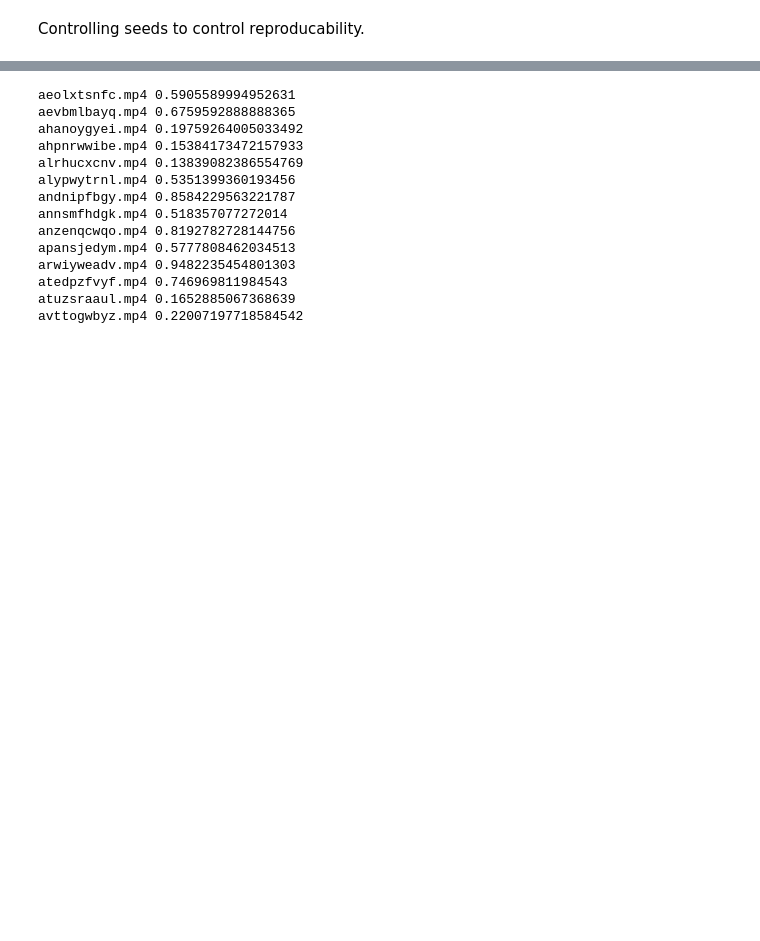
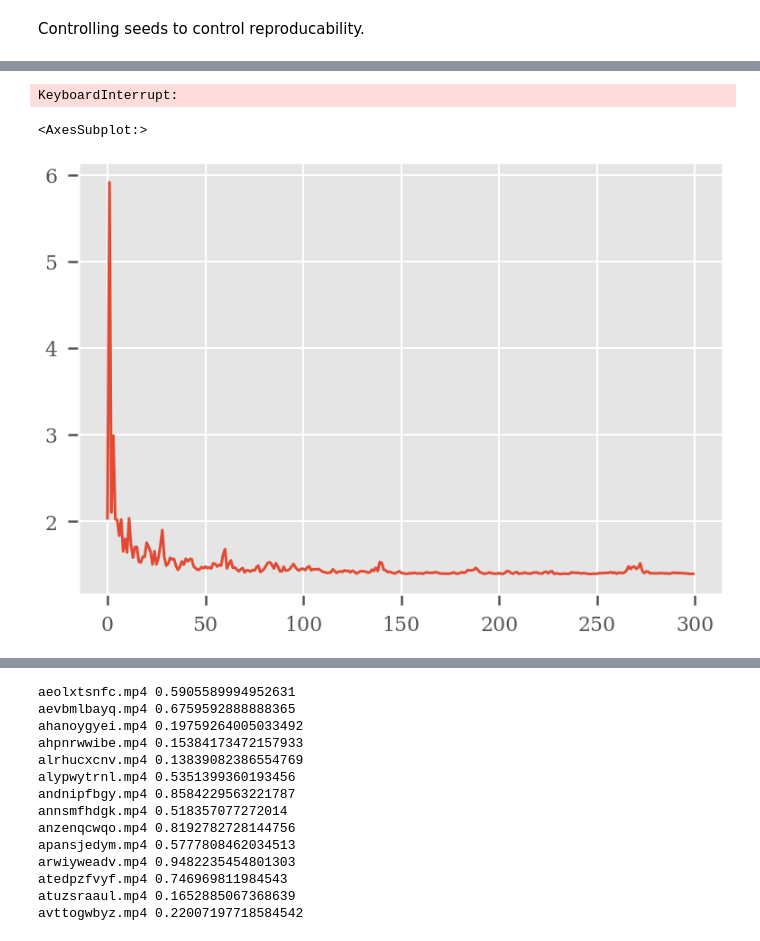
Before and after one commit to GodNooNoo/DAT550-prosjekt, a Jupyter notebook: discriminator.ipynb, the cells around one changed output, grey strips where cells are left out. Saved outputs shown, nothing was run; the diff lists cells and outputs as text; code cells hidden in the pictures; blank space fills up the shorter version.

```diff
--- a/discriminator.ipynb
+++ b/discriminator.ipynb
@@ -50 +50,5 @@ ngpu = 1
+# %%
+# Paths
+train_set = "train/"
+test_set = "test_set/"
 # %%
@@ -246,0 +126,6 @@ Discriminator(
+# %%
+# Create the Discriminator
+network = Discriminator()
+
+# Apply weights
+network.apply(init_weights)
@@ -246,0 +165,37 @@ Discriminator(
+# %%
+# Optimiser
+optimiser = torch.optim.Adam(network.parameters(), lr=lr, betas=(beta1, 0.999))
+
+# Loss function
+loss_fn = torch.nn.BCELoss()
+
+losses = []
+
+for epoch in tqdm(range(num_epochs)):
+    itfake = iter(dataloader_fake)
+
+    # For each batch in the dataloader
+    for i, data in tqdm(enumerate(dataloader_real)):
+        # Set gradient to 0
+        network.zero_grad()
+
+        # Train with real batch
+        loss_real = train_on_batch(data, 1)
+
+        # Train with fake batch
+        loss_fake = train_on_batch(next(itfake), 0)
+
+        # Update network
+        optimiser.step()
+
+        # Save losses
+        loss = loss_real + loss_fake
+        losses.append(loss.item())
+# %% [output]
+KeyboardInterrupt:
+# %%
+# Plot losses
+sns.lineplot(data=losses)
+# %% [output]
+<AxesSubplot:>
+[figure, added]
```
Also changed, not shown: parts of 18 cells of this notebook, 1 other file.
